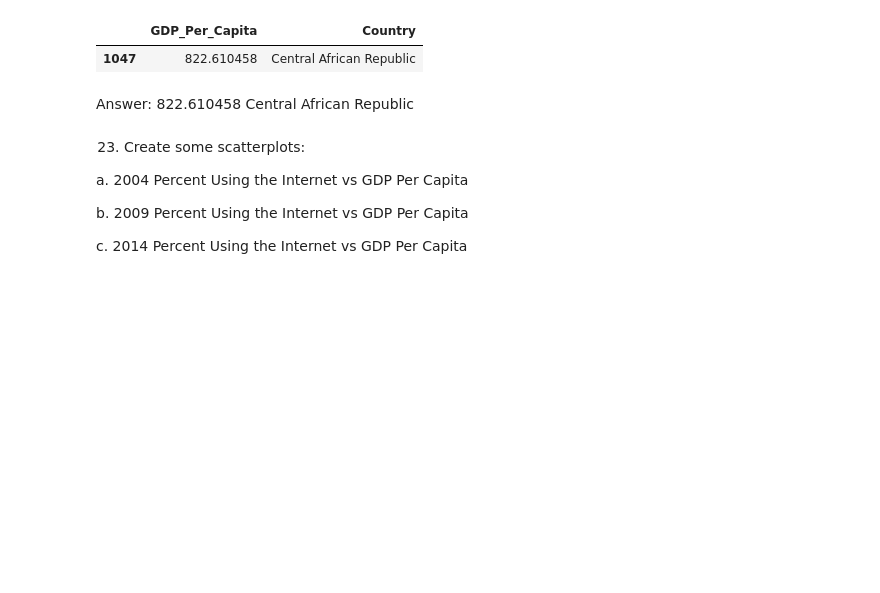
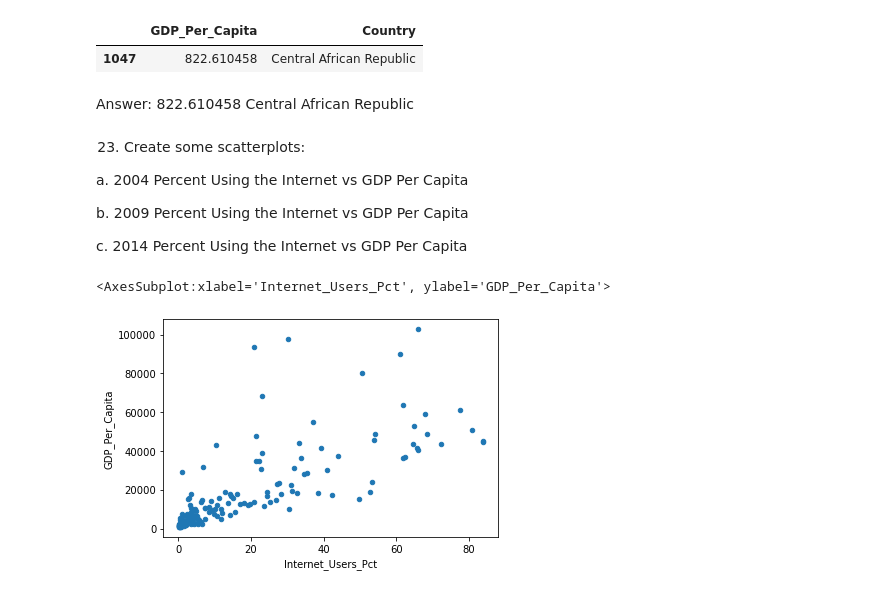
Before and after one commit to NSS-Data-Analytics-Cohort-6/gdp-and-internet-usage-Megan1034, a Jupyter notebook: notebooks/GDP_project.ipynb, the cells around one changed output. Saved outputs shown, nothing was run; the diff lists cells and outputs as text; code cells hidden in the pictures; blank space fills up the shorter version.

```diff
--- a/notebooks/GDP_project.ipynb
+++ b/notebooks/GDP_project.ipynb
@@ -363,3 +369,8 @@ a. 2004 Percent Using the Internet vs GDP Per Capita
 b. 2009 Percent Using the Internet vs GDP Per Capita
 
 c. 2014 Percent Using the Internet vs GDP Per Capita
+# %%
+sub04.plot.scatter('Internet_Users_Pct', 'GDP_Per_Capita')
+# %% [output]
+<AxesSubplot:xlabel='Internet_Users_Pct', ylabel='GDP_Per_Capita'>
+[figure, added]
```
Also changed, not shown: parts of 23 cells of this notebook.
